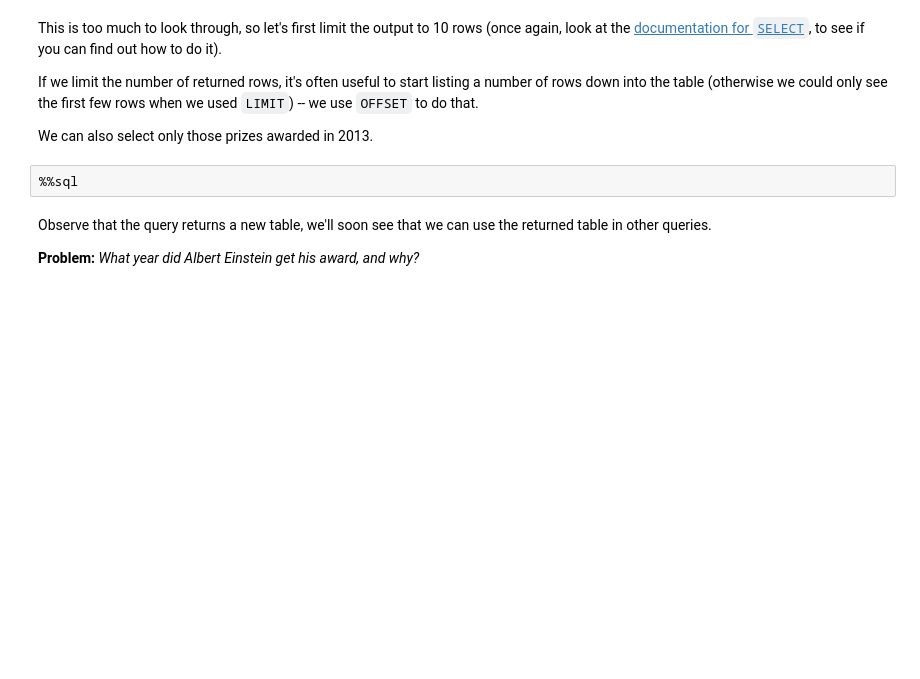
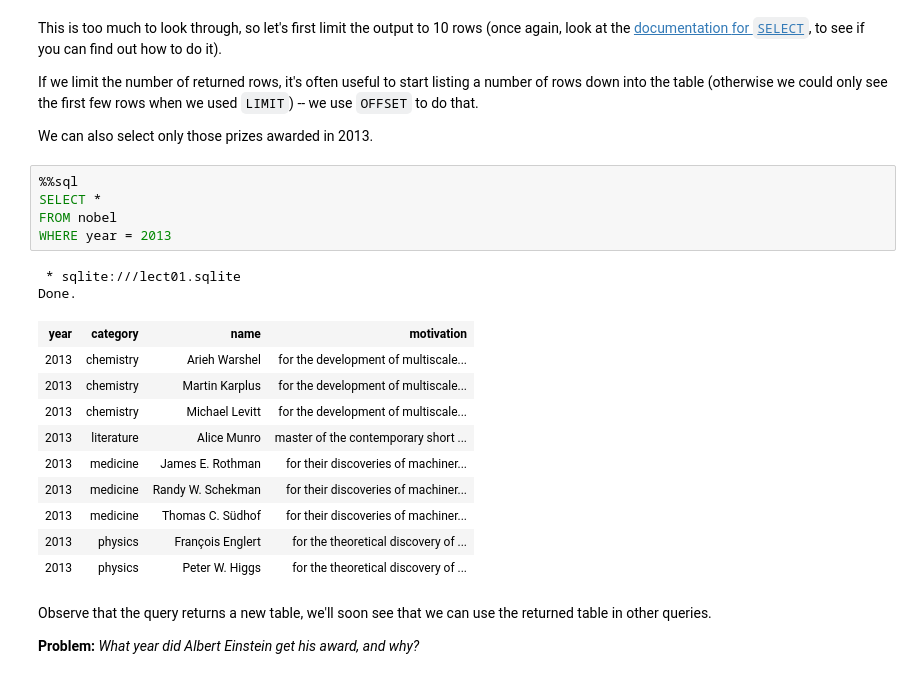
Before and after one commit to GitThisJoel/database-technology, a Jupyter notebook: lectures/1/f01-nb.ipynb, the cells around one changed output. Cells and saved outputs as stored; diff of their text form; blank space fills up the shorter version.

```diff
--- a/lectures/1/f01-nb.ipynb
+++ b/lectures/1/f01-nb.ipynb
@@ -362,6 +383,22 @@ to start listing a number of rows down into the table
 We can also select only those prizes awarded in 2013.
 # %%
 %%sql
+SELECT *
+FROM nobel
+WHERE year = 2013
+# %% [output]
+ * sqlite:///lect01.sqlite
+Done.
+| year | category | name | motivation |
+| 2013 | chemistry | Arieh Warshel | for the development of multiscale... |
+| 2013 | chemistry | Martin Karplus | for the development of multiscale... |
+| 2013 | chemistry | Michael Levitt | for the development of multiscale... |
+| 2013 | literature | Alice Munro | master of the contemporary short ... |
+| 2013 | medicine | James E. Rothman | for their discoveries of machiner... |
+| 2013 | medicine | Randy W. Schekman | for their discoveries of machiner... |
+| 2013 | medicine | Thomas C. Südhof | for their discoveries of machiner... |
+| 2013 | physics | François Englert | for the theoretical discovery of ... |
+| 2013 | physics | Peter W. Higgs | for the theoretical discovery of ... |
 # %% [markdown]
 Observe that the query returns a new table, we'll soon see
 that we can use the returned table in other queries.
```
Also changed, not shown: parts of 45 cells of this notebook, 1 other file.
